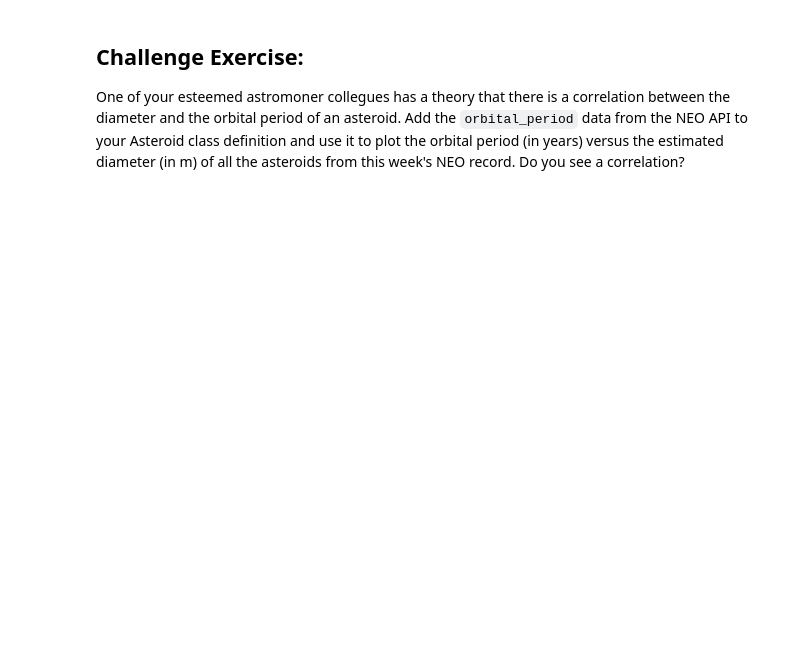
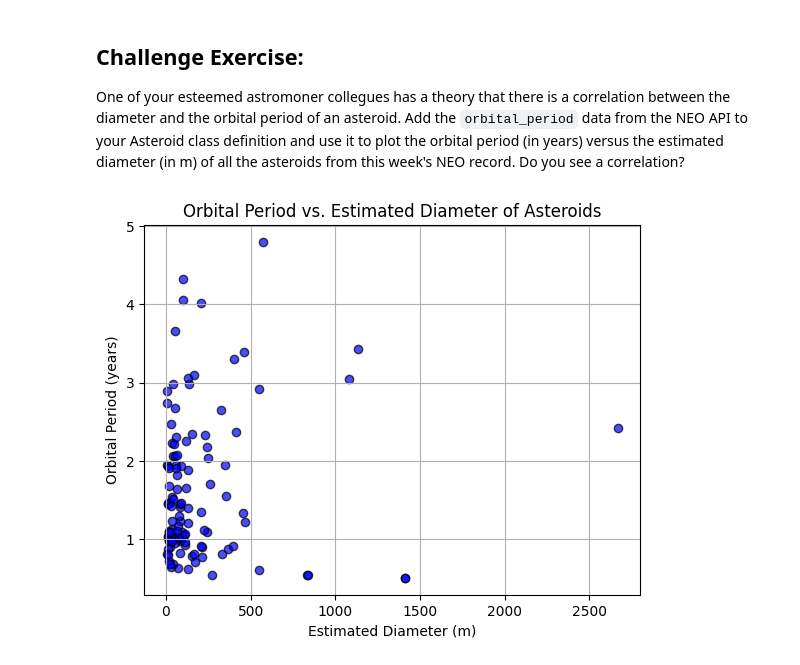
Before and after one commit to bakhadir0v/comp215-1-, a Jupyter notebook: labs/lab03-classes.ipynb, the cells around one changed output. Drawn from its saved outputs; the diff is of its cells as text; code cells hidden in the pictures; blank space fills up the shorter version.

```diff
--- a/labs/lab03-classes.ipynb
+++ b/labs/lab03-classes.ipynb
@@ -155,0 +201,48 @@ One of your esteemed astromoner collegues has a theory that there is a correlati
+# %%
+# Ex. Challenge your code here
+@dataclass
+class Asteroid:
+    """A data class to represent an asteroid."""
+    id: str
+    name: str
+    estimated_diameter: float
+    is_potentially_hazardous: bool
+    orbital_period: float
+
+    @classmethod
+    def from_NEO(cls, neo_data):
+        orbital_period = None
+        if 'orbital_data' in neo_data and 'orbital_period' in neo_data['orbital_data']:
+            orbital_period = float(neo_data['orbital_data']['orbital_period']) / 365.25  # Convert days to years
+
+        return cls(
+            id=neo_data["id"],
+            name=neo_data["name"],
+            estimated_diameter=neo_data["estimated_diameter"]["meters"]["estimated_diameter_max"],
+            is_potentially_hazardous=neo_data["is_potentially_hazardous_asteroid"],
+            orbital_period=orbital_period
+        )
+
+def get_neo_details(asteroid_id):
+    """Fetch detailed data for a single asteroid by its ID."""
+    url = f'https://api.nasa.gov/neo/rest/v1/neo/{asteroid_id}?api_key={API_KEY}'
+    response = requests.request("GET", url, headers={}, data={})
+    return json.loads(response.text)
+
+asteroids = []
+for neo in neos:
+    detailed_neo = get_neo_details(neo['id'])
+    asteroid = Asteroid.from_NEO(detailed_neo)
+    asteroids.append(asteroid)
+
+diameters = [asteroid.estimated_diameter for asteroid in asteroids if asteroid.orbital_period is not None]
+orbital_periods = [asteroid.orbital_period for asteroid in asteroids if asteroid.orbital_period is not None]
+
+plt.scatter(diameters, orbital_periods, color='blue', alpha=0.7, edgecolor='black')
+plt.title('Orbital Period vs. Estimated Diameter of Asteroids')
+plt.xlabel('Estimated Diameter (m)')
+plt.ylabel('Orbital Period (years)')
+plt.grid(True)
+plt.show()
+# %% [output]
+[figure, added]
```
Also changed, not shown: parts of 5 cells of this notebook.
